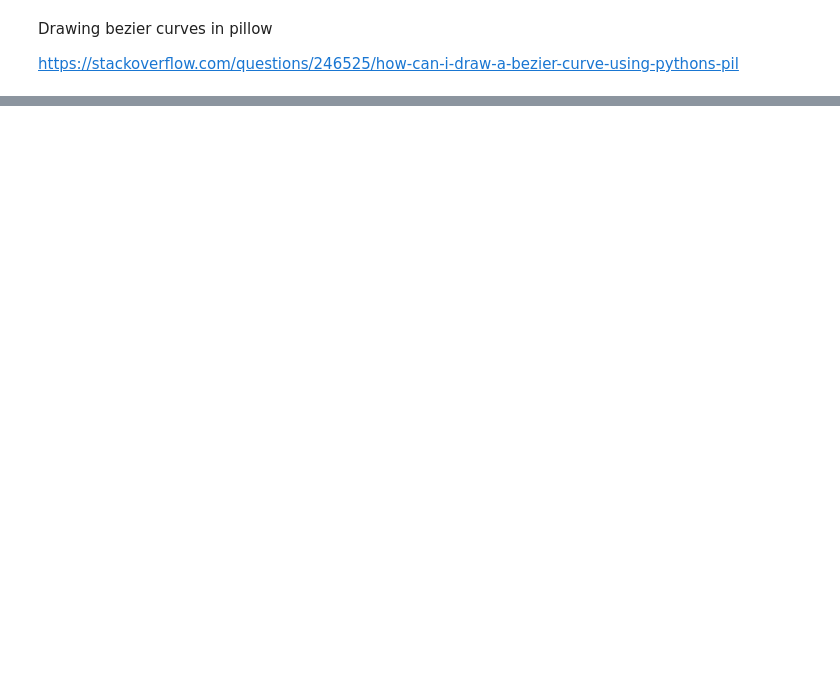
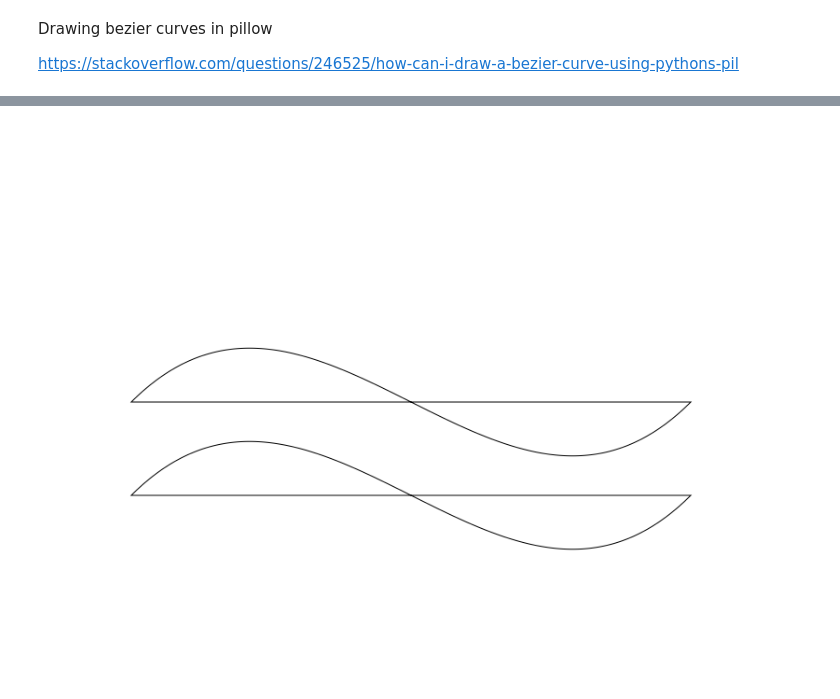
Before and after one commit to hunkim98/curves, a Jupyter notebook: python_curves.ipynb, the cells around one changed output, grey strips where cells are left out. Cells and saved outputs as stored; diff of their text form; code cells hidden in the pictures; blank space fills up the shorter version.

```diff
--- a/python_curves.ipynb
+++ b/python_curves.ipynb
@@ -23,0 +106,41 @@ ModuleNotFoundError: No module named 'aggdraw'
+# %%
+import aggdraw
+from PIL import Image
+
+# Create a new image
+image_width = 800
+image_height = 600
+background_color = (255, 255, 255)  # White color
+image = Image.new('RGB', (image_width, image_height), background_color)
+
+# Create a draw object for the image
+draw = aggdraw.Draw(image)
+
+# Define the color for the Bézier curves
+curve_color = (0, 0, 0)  # Black color
+
+# Create a list of cubic Bézier curves, each represented by a list of control points
+cubic_curves = [
+    [(100, 300), (300, 100), (500, 500), (700, 300)],
+    [(100, 400), (300, 200), (500, 600), (700, 400)],
+    # Add more curves as needed
+]
+
+# Create a pen with the specified color and width
+pen = aggdraw.Pen(curve_color)
+
+# Draw each cubic Bézier curve
+for curve_points in cubic_curves:
+    path = aggdraw.Path()
+    path.moveto(*curve_points[0])
+    path.curveto(*curve_points[1], *curve_points[2], *curve_points[3])
+    path.close()
+    draw.path(path, pen)
+
+# Save or display the image
+image.save('multiple_bezier_curves.png')
+
+# Close the draw object
+draw.flush()
+# %% [output]
+[figure, added]
```
Also changed, not shown: parts of 3 cells of this notebook, 6 other files.
